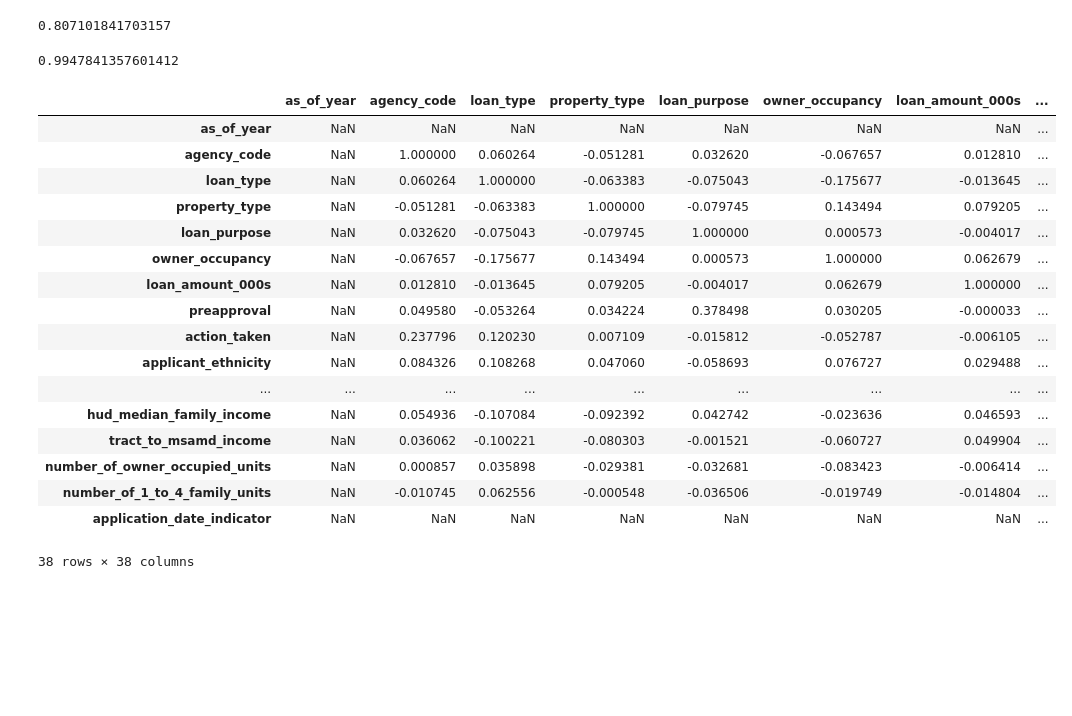
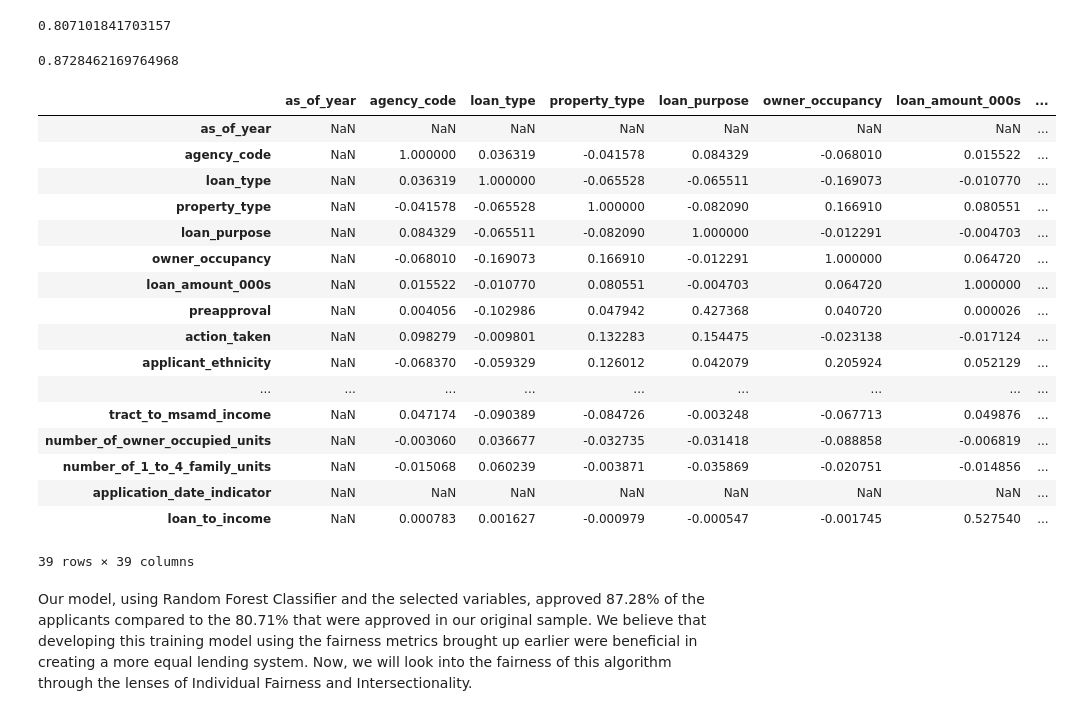
Before and after one commit to rakeshsenthil/DSC167_HMDA_Ethics, a Jupyter notebook: Paper_2.ipynb, the cells around one changed output. Drawn from its saved outputs; the diff is of its cells as text; code cells hidden in the pictures; blank space fills up the shorter version.

```diff
--- a/Paper_2.ipynb
+++ b/Paper_2.ipynb
@@ -183,27 +195,29 @@ Name: action_taken, dtype: int64
 # %% [output]
 0.807101841703157
 # %%
-7369719 / (7369719 + 38641)
+# 6466359 / (7369719 + 38641)
 # %% [output]
-0.9947841357601412
+0.8728462169764968
 # %%
-df_2017.corr()
+df.corr()
 # %% [output]
 |  | as_of_year | agency_code | loan_type | property_type | loan_purpose | owner_occupancy | loan_amount_000s | ... |
 | as_of_year | NaN | NaN | NaN | NaN | NaN | NaN | NaN | ... |
-| agency_code | NaN | 1.000000 | 0.060264 | -0.051281 | 0.032620 | -0.067657 | 0.012810 | ... |
-| loan_type | NaN | 0.060264 | 1.000000 | -0.063383 | -0.075043 | -0.175677 | -0.013645 | ... |
-| property_type | NaN | -0.051281 | -0.063383 | 1.000000 | -0.079745 | 0.143494 | 0.079205 | ... |
-| loan_purpose | NaN | 0.032620 | -0.075043 | -0.079745 | 1.000000 | 0.000573 | -0.004017 | ... |
-| owner_occupancy | NaN | -0.067657 | -0.175677 | 0.143494 | 0.000573 | 1.000000 | 0.062679 | ... |
-| loan_amount_000s | NaN | 0.012810 | -0.013645 | 0.079205 | -0.004017 | 0.062679 | 1.000000 | ... |
-| preapproval | NaN | 0.049580 | -0.053264 | 0.034224 | 0.378498 | 0.030205 | -0.000033 | ... |
-| action_taken | NaN | 0.237796 | 0.120230 | 0.007109 | -0.015812 | -0.052787 | -0.006105 | ... |
-| applicant_ethnicity | NaN | 0.084326 | 0.108268 | 0.047060 | -0.058693 | 0.076727 | 0.029488 | ... |
+| agency_code | NaN | 1.000000 | 0.036319 | -0.041578 | 0.084329 | -0.068010 | 0.015522 | ... |
+| loan_type | NaN | 0.036319 | 1.000000 | -0.065528 | -0.065511 | -0.169073 | -0.010770 | ... |
+| property_type | NaN | -0.041578 | -0.065528 | 1.000000 | -0.082090 | 0.166910 | 0.080551 | ... |
+| loan_purpose | NaN | 0.084329 | -0.065511 | -0.082090 | 1.000000 | -0.012291 | -0.004703 | ... |
+| owner_occupancy | NaN | -0.068010 | -0.169073 | 0.166910 | -0.012291 | 1.000000 | 0.064720 | ... |
+| loan_amount_000s | NaN | 0.015522 | -0.010770 | 0.080551 | -0.004703 | 0.064720 | 1.000000 | ... |
+| preapproval | NaN | 0.004056 | -0.102986 | 0.047942 | 0.427368 | 0.040720 | 0.000026 | ... |
+| action_taken | NaN | 0.098279 | -0.009801 | 0.132283 | 0.154475 | -0.023138 | -0.017124 | ... |
+| applicant_ethnicity | NaN | -0.068370 | -0.059329 | 0.126012 | 0.042079 | 0.205924 | 0.052129 | ... |
 | ... | ... | ... | ... | ... | ... | ... | ... | ... |
-| hud_median_family_income | NaN | 0.054936 | -0.107084 | -0.092392 | 0.042742 | -0.023636 | 0.046593 | ... |
-| tract_to_msamd_income | NaN | 0.036062 | -0.100221 | -0.080303 | -0.001521 | -0.060727 | 0.049904 | ... |
-| number_of_owner_occupied_units | NaN | 0.000857 | 0.035898 | -0.029381 | -0.032681 | -0.083423 | -0.006414 | ... |
-| number_of_1_to_4_family_units | NaN | -0.010745 | 0.062556 | -0.000548 | -0.036506 | -0.019749 | -0.014804 | ... |
+| tract_to_msamd_income | NaN | 0.047174 | -0.090389 | -0.084726 | -0.003248 | -0.067713 | 0.049876 | ... |
+| number_of_owner_occupied_units | NaN | -0.003060 | 0.036677 | -0.032735 | -0.031418 | -0.088858 | -0.006819 | ... |
+| number_of_1_to_4_family_units | NaN | -0.015068 | 0.060239 | -0.003871 | -0.035869 | -0.020751 | -0.014856 | ... |
 | application_date_indicator | NaN | NaN | NaN | NaN | NaN | NaN | NaN | ... |
+| loan_to_income | NaN | 0.000783 | 0.001627 | -0.000979 | -0.000547 | -0.001745 | 0.527540 | ... |
-38 rows × 38 columns
+39 rows × 39 columns
+# %% [markdown]
+Our model, using Random Forest Classifier and the selected variables, approved 87.28% of the applicants compared to the 80.71% that were approved in our original sample. We believe that developing this training model using the fairness metrics brought up earlier were beneficial in creating a more equal lending system. Now, we will look into the fairness of this algorithm through the lenses of Individual Fairness and Intersectionality.
```
Also changed, not shown: parts of 7 cells of this notebook.
